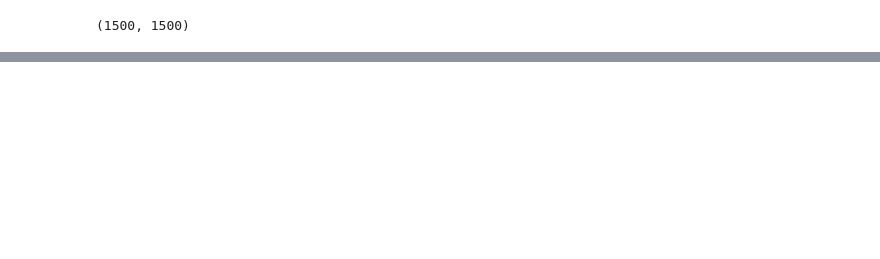
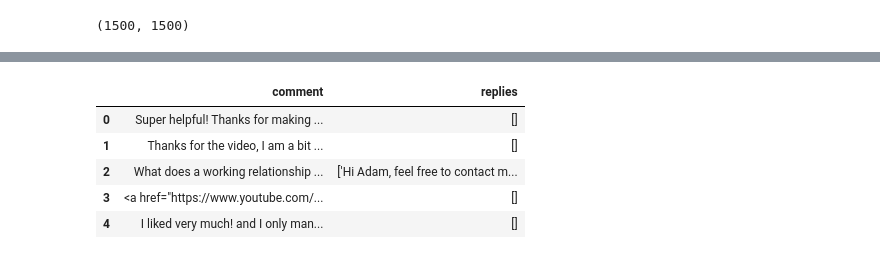
Before and after one commit to abhishekanand1710/irrelevant-youtube, a Jupyter notebook: Classify-and-Rank-Relevancy-for-Yotube-Comments.ipynb, the cells around one changed output, grey strips where cells are left out. Drawn from its saved outputs; the diff is of its cells as text; code cells hidden in the pictures; blank space fills up the shorter version.

```diff
--- a/Classify-and-Rank-Relevancy-for-Yotube-Comments.ipynb
+++ b/Classify-and-Rank-Relevancy-for-Yotube-Comments.ipynb
@@ -377,3 +369,14 @@ len(preds), len(test_df)
 # %%
 def get_embeddings(model, data):
     return model.encode(data, convert_to_tensor=True)
+# %%
+TEST_VIDEO_COMMENTS_PATH = '/kaggle/input/youtube-videos-title-description-comments/0lOSvOoF2to-comments.csv'
+test_video_comments_df = pd.read_csv(TEST_VIDEO_COMMENTS_PATH, index_col=0).reset_index(drop=True)
+test_video_comments_df.head()
+# %% [output]
+|  | comment | replies |
+| 0 | Super helpful! Thanks for making ... | [] |
+| 1 | Thanks for the video, I am a bit ... | [] |
+| 2 | What does a working relationship ... | ['Hi Adam, feel free to contact m... |
+| 3 | <a href="https://www.youtube.com/... | [] |
+| 4 | I liked very much! and I only man... | [] |
```
Also changed, not shown: parts of 52 cells of this notebook.
